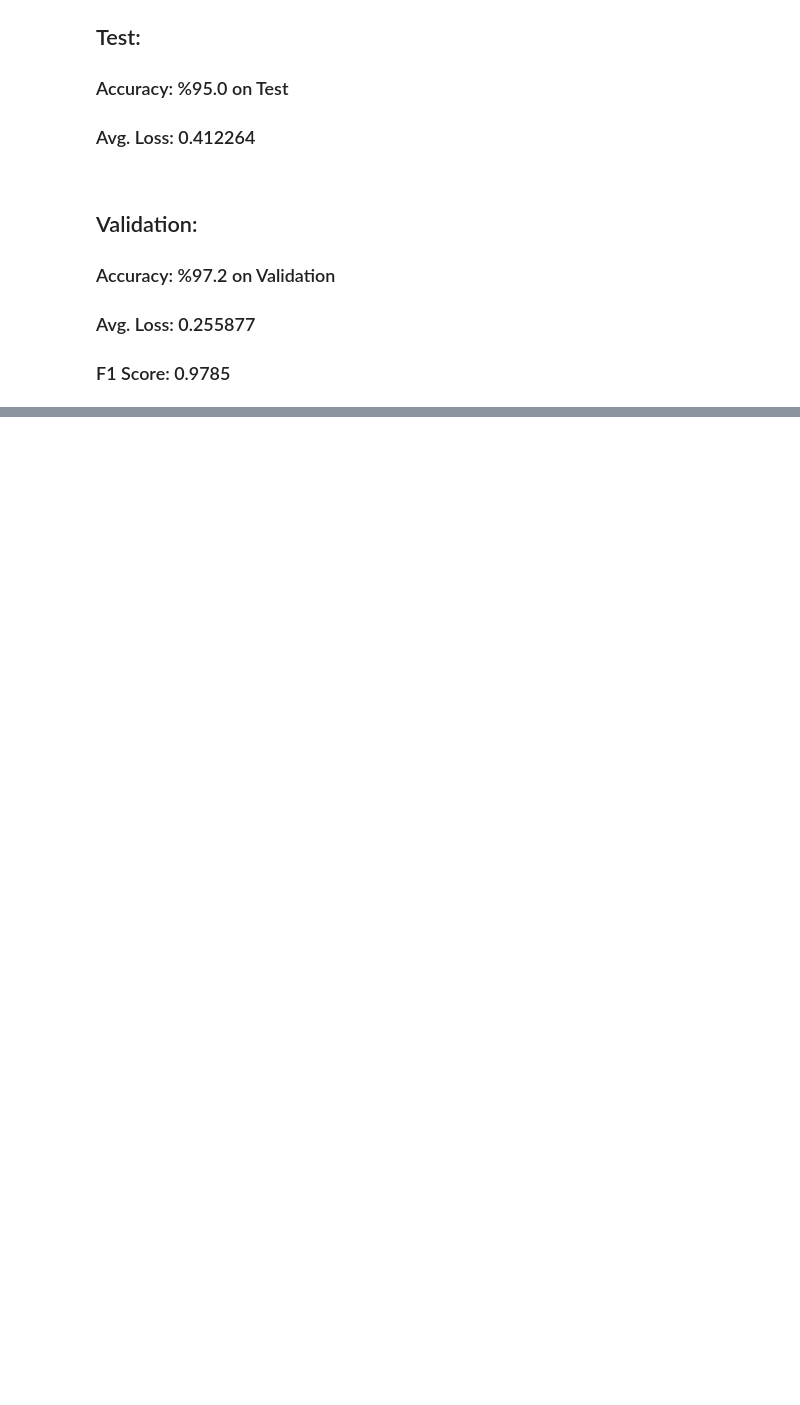
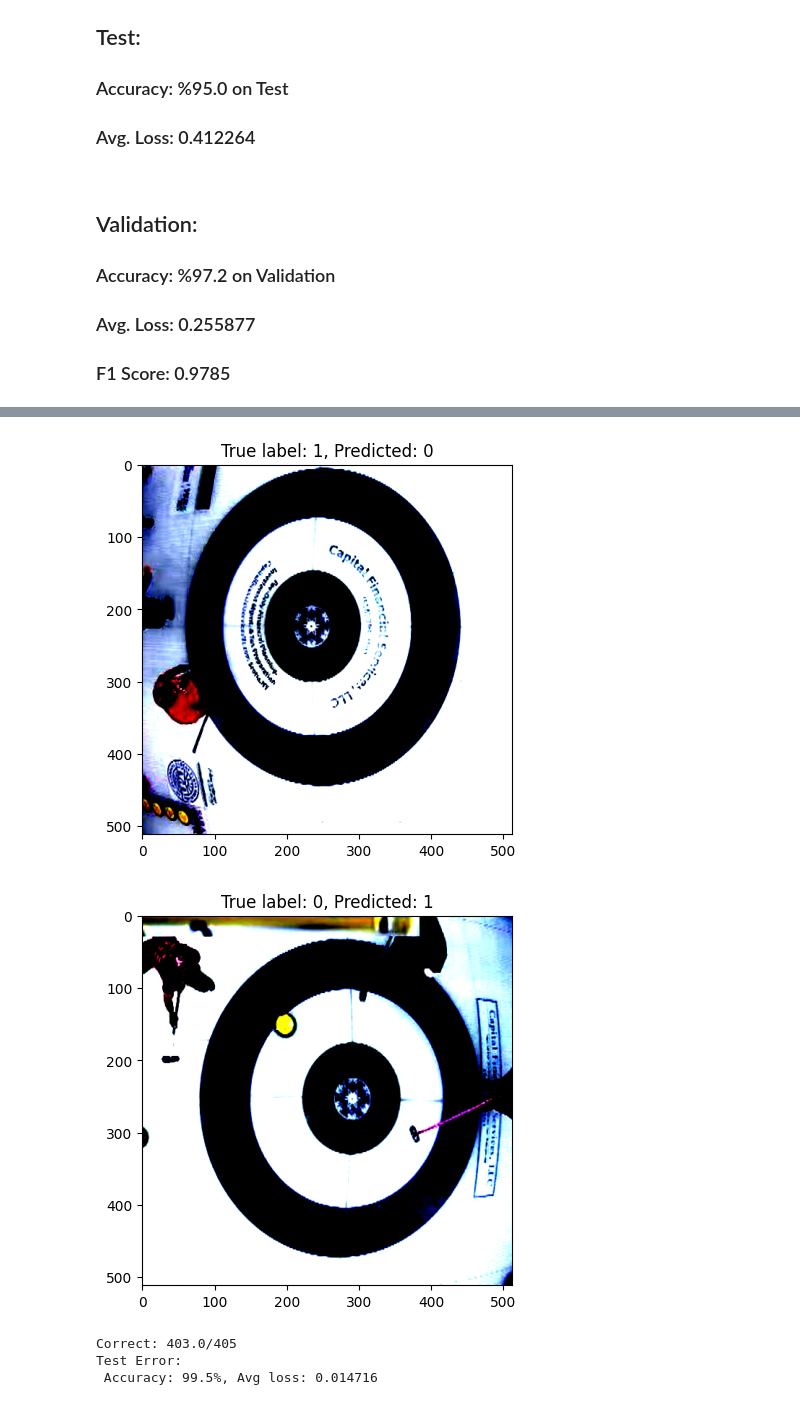
Before and after one commit to anderm18/CurlingVAR, a Jupyter notebook: CurlingHouseClassifier.ipynb, the cells around one changed output, grey strips where cells are left out. Saved outputs shown, nothing was run; the diff lists cells and outputs as text; code cells hidden in the pictures; blank space fills up the shorter version.

Commit message:
Larger Data, New Classifier - 98% accuracy

```diff
--- a/CurlingHouseClassifier.ipynb
+++ b/CurlingHouseClassifier.ipynb
@@ -155,19 +159,19 @@ class CurlingClassifierCNN(torch.nn.Module):
   def __init__(self):
     super(CurlingClassifierCNN, self).__init__()
     self.conv_stack = torch.nn.Sequential(
-        torch.nn.Conv2d(3, 16, 3, stride=1, padding=1),
+        torch.nn.Conv2d(3, 32, 3, stride=1, padding=1),
         torch.nn.ReLU(),
         torch.nn.MaxPool2d(2,2),
-        torch.nn.Conv2d(16, 32, 3, stride=1, padding=1),
+        torch.nn.Conv2d(32, 64, 3, stride=1, padding=1),
         torch.nn.ReLU(),
         torch.nn.MaxPool2d(2,2),
-        torch.nn.Conv2d(32, 32, 3, stride=1, padding=1),
+        torch.nn.Conv2d(64, 64, 3, stride=1, padding=1),
         torch.nn.ReLU()
     )
 
     self.fc_stack = torch.nn.Sequential(
         torch.nn.Flatten(),
-        torch.nn.Linear(32 * 128 * 128, 128),
+        torch.nn.Linear(64 * 128 * 128, 128),
         torch.nn.ReLU(),
         torch.nn.Linear(128, 2),
     )
@@ -413,0 +456,4 @@ $\;$
+# %%
+train_dataloader = DataLoader(train_data, batch_size=32)
+test_dataloader = DataLoader(test_data, batch_size=32)
+validate_dataloader = DataLoader(validate_data, batch_size=32)
@@ -413,0 +497,5 @@ $\;$
+# %%
+model_mid = torch.load('/content/drive/My Drive/CurlingMidClassifier.pth')
+# %%
+mid_loss = torch.nn.CrossEntropyLoss()
+test(validate_dataloader, model_mid, mid_loss)
@@ -413,0 +505,47 @@ $\;$
+# %%
+feature_batch, label_batch = next(iter(validate_dataloader))
+size = len(validate_dataloader.dataset)
+num_batches = len(validate_dataloader)
+model_mid.eval()
+misclassified_image = []
+misclassified_label = []
+misclassified_pred = []
+
+# This is to collect for a confusion Matrix
+preds = []
+targets =[]
+
+
+test_loss, correct = 0, 0
+with torch.no_grad():
+  for X, y in validate_dataloader:
+    X, y = X.to(device), y.to(device)
+    pred = model_mid(X)
+    test_loss += mid_loss(pred, y).item()
+    correct += (pred.argmax(1) == y).type(torch.float).sum().item()
+    preds.append((pred.argmax(1)).type(torch.float).cpu())
+    targets.append(y.type(torch.float).cpu())
+
+    misclassified_idx = (pred.argmax(1) == y).logical_not().nonzero(as_tuple=True)[0]
+    if len(misclassified_idx) > 0:
+        misclassified_image.append(X[misclassified_idx[0]])
+        misclassified_label.append(y[misclassified_idx[0]].item())
+        misclassified_pred.append(pred[misclassified_idx[0]].argmax().item())
+
+for misclassified_image, misclassified_label, misclassified_pred in zip(misclassified_image, misclassified_label, misclassified_pred):
+    misclassified_image = misclassified_image.cpu().permute(1, 2, 0)  # Change from CxHxW to HxWxC
+    misclassified_image = torch.clamp(misclassified_image, 0, 1)  # Ensure image values are within [0, 1]
+    plt.imshow(misclassified_image)
+    plt.title(f"True label: {misclassified_label}, Predicted: {misclassified_pred}")
+    plt.show()
+
+test_loss /= num_batches
+print(f"Correct: {correct}/{size}")
+correct /= size
+print(f"Test Error: \n Accuracy: {(100*correct):>0.1f}%, Avg loss: {test_loss:>8f} \n")
+# %% [output]
+[figure, added]
+[figure, added]
+Correct: 403.0/405
+Test Error:
+ Accuracy: 99.5%, Avg loss: 0.014716
```
Also changed, not shown: parts of 19 cells of this notebook.
